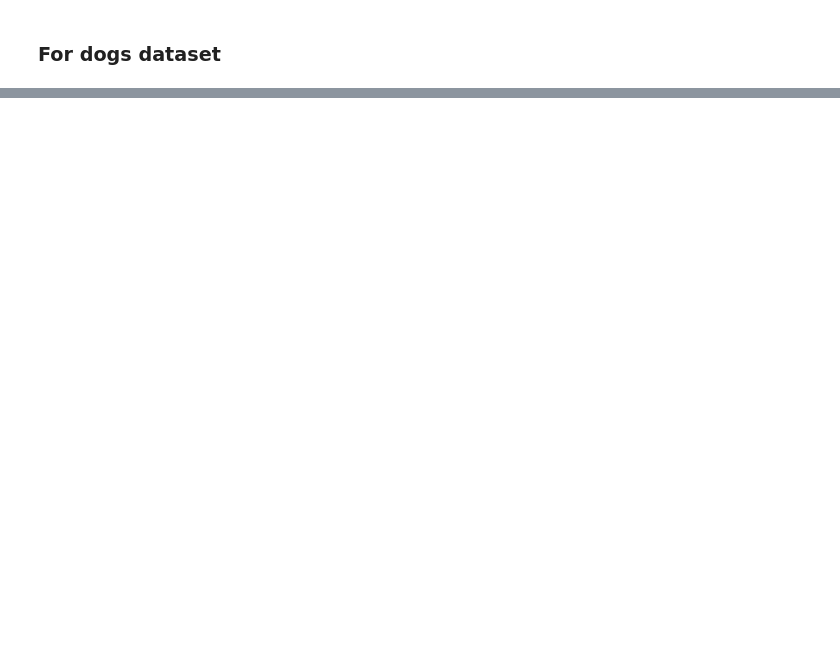
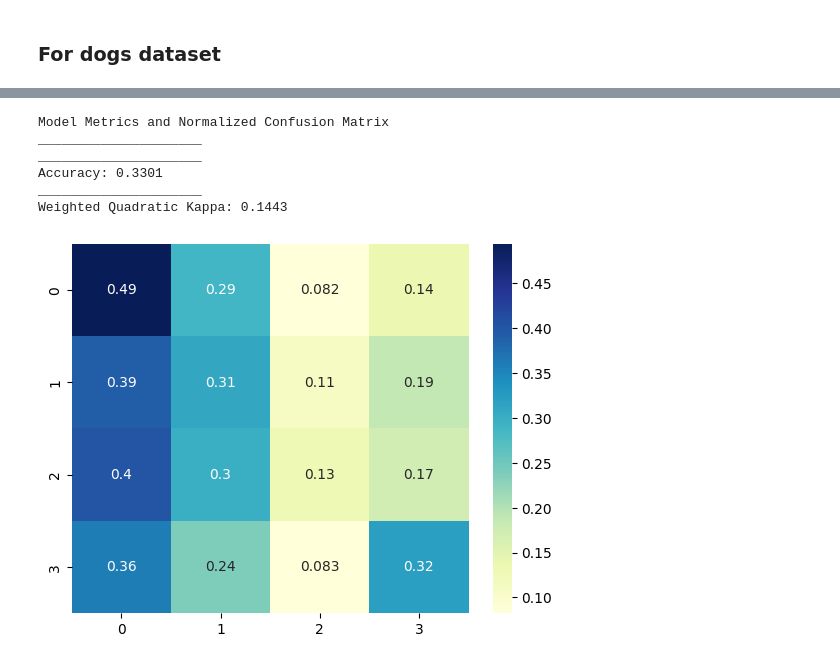
Before and after one commit to LanaCasselmann/ds_capstone_pet_adoptability, a Jupyter notebook: notebooks/KNN_algo.ipynb, the cells around one changed output, grey strips where cells are left out. Cells and saved outputs as stored; diff of their text form; code cells hidden in the pictures; blank space fills up the shorter version.

```diff
--- a/notebooks/KNN_algo.ipynb
+++ b/notebooks/KNN_algo.ipynb
@@ -161,0 +180,8 @@ knn.fit(X_train, np.ravel(y_train))
+# %%
+# import the csv files
+
+y_train_cats = pd.read_csv('../data/petfinder-adoption-prediction/train/y_train_cats.csv')
+y_test_cats = pd.read_csv('../data/petfinder-adoption-prediction/train/y_test_cats.csv')
+
+X_test_cats = pd.read_csv('../data/petfinder-adoption-prediction/train/X_test_cats_dropped.csv')
+X_train_cats = pd.read_csv('../data/petfinder-adoption-prediction/train/X_train_cats_dropped.csv')
@@ -161,0 +194,14 @@ knn.fit(X_train, np.ravel(y_train))
+# %%
+# Predict on dog test set
+y_pred_cats = knn_cats.predict(X_test_cats)
+
+# Print accuracy score  and weighted Kappa
+our_metrics(y_test_cats, y_pred_cats, normalize=True)
+# %% [output]
+Model Metrics and Normalized Confusion Matrix
+_____________________
+_____________________
+Accuracy: 0.3301
+_____________________
+Weighted Quadratic Kappa: 0.1443
+[figure, added]
```
Also changed, not shown: parts of 13 cells of this notebook.
